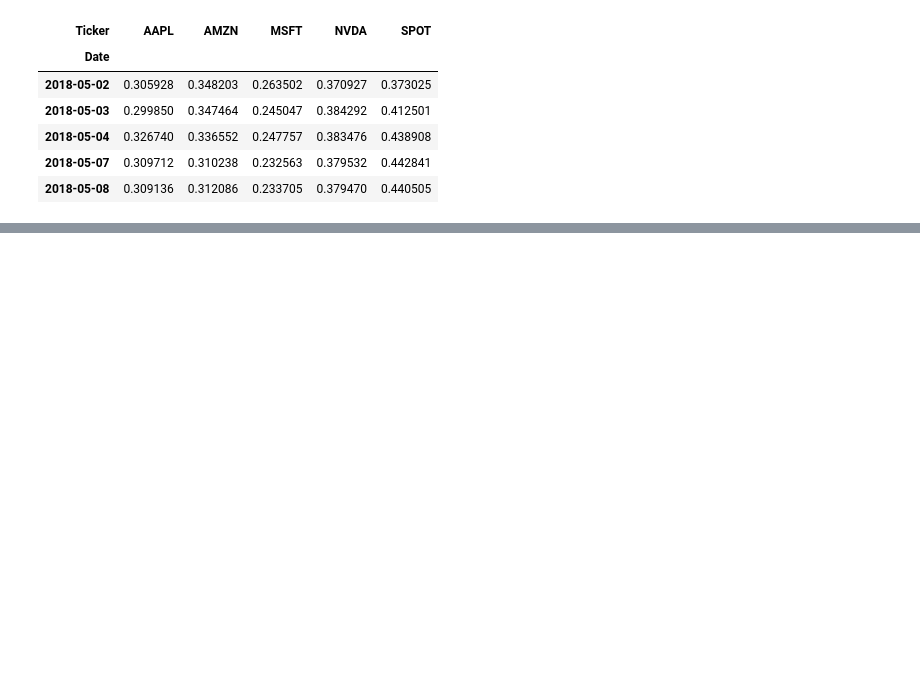
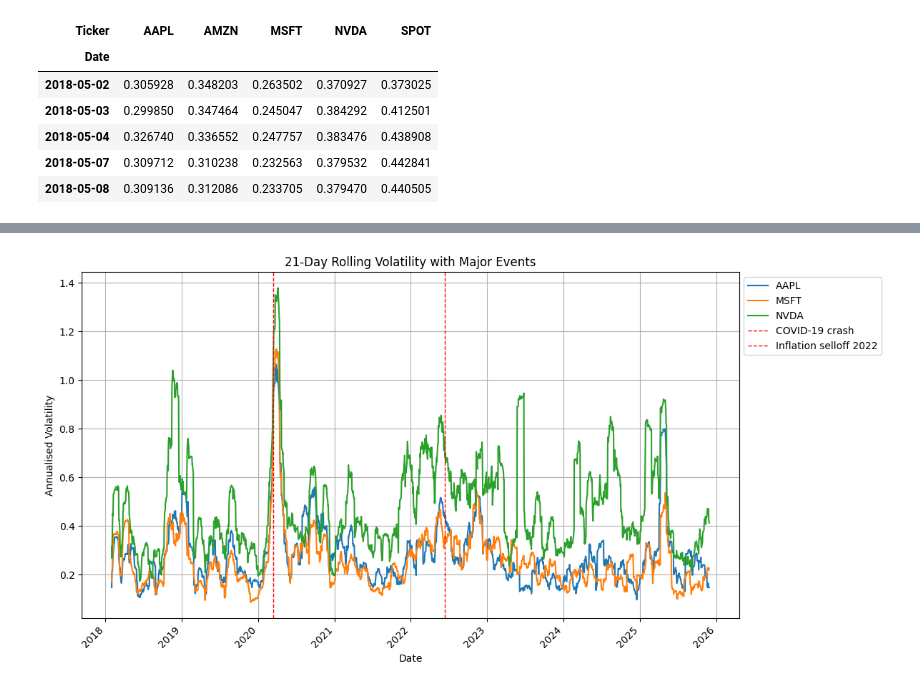
Before and after one commit to arevikosipyan/techquake, a Jupyter notebook: presentation/techquake.ipynb, the cells around one changed output, grey strips where cells are left out. Cells and saved outputs as stored; diff of their text form; code cells hidden in the pictures; blank space fills up the shorter version.

```diff
--- a/presentation/techquake.ipynb
+++ b/presentation/techquake.ipynb
@@ -214,0 +296,17 @@ rolling_volatility.dropna().head()
+# %%
+# Define major market events to highlight on the volatility charts
+event_dates = {
+    "COVID-19 crash": "2020-03-16",
+    "Inflation selloff 2022": "2022-06-13",
+}
+
+# Panel 1: larger, more established tech names
+rolling_vol_large = rolling_volatility[["AAPL", "MSFT", "NVDA"]]
+
+plot_volatility_with_events(
+    rolling_vol_large,
+    event_dates=event_dates,
+    figsize=(12, 6),
+)
+# %% [output]
+[figure, added]
```
Also changed, not shown: parts of 9 cells of this notebook.
